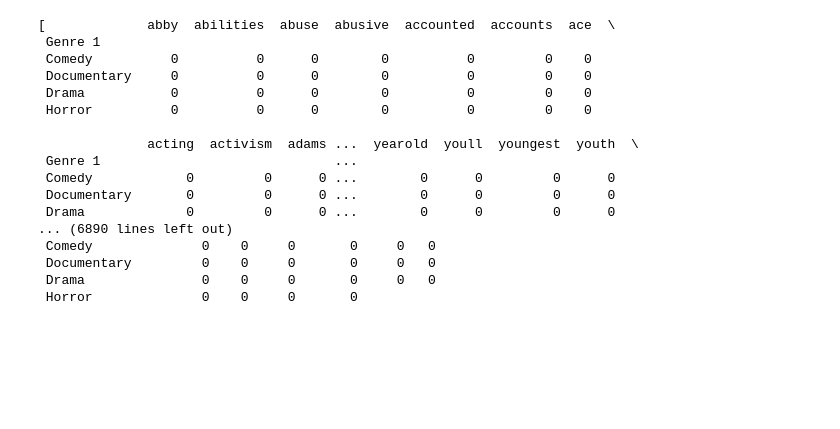
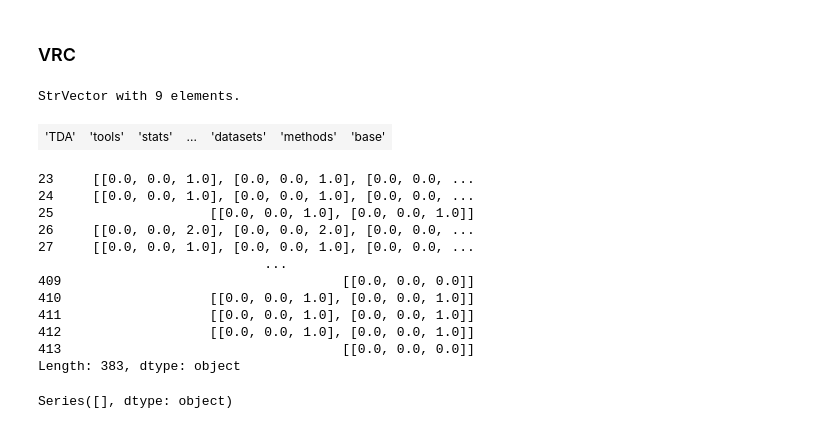
Before and after one commit to mjpriv/mgr, a Jupyter notebook: tda/zadrozny_analysis.ipynb, the cells around one changed output. Cells and saved outputs as stored; diff of their text form; code cells hidden in the pictures; blank space fills up the shorter version.

```diff
--- a/tda/zadrozny_analysis.ipynb
+++ b/tda/zadrozny_analysis.ipynb
@@ -167,22 +189,4 @@ sorted_words
 # %%
-# Each row now has 4 intersections with all 4 genres
-df_array = df[list(sorted_words.index)].values
-tfm = [row * (~sorted_words.isnull().T) for row in df_array]
+# # Each row now has 4 intersections with all 4 genres
+# df_array = df_test[list(sorted_words.index)].values
+# tfm = [row * (~sorted_words.isnull().T) for row in df_array]
-# %% [output]
-[             abby  abilities  abuse  abusive  accounted  accounts  ace  \
- Genre 1
- Comedy          0          0      0        0          0         0    0
- Documentary     0          0      0        0          0         0    0
- Drama           0          0      0        0          0         0    0
- Horror          0          0      0        0          0         0    0
-
-              acting  activism  adams ...  yearold  youll  youngest  youth  \
- Genre 1                              ...
- Comedy            0         0      0 ...        0      0         0      0
- Documentary       0         0      0 ...        0      0         0      0
- Drama             0         0      0 ...        0      0         0      0
-... (6890 lines left out)
- Comedy              0    0     0       0     0   0
- Documentary         0    0     0       0     0   0
- Drama               0    0     0       0     0   0
- Horror              0    0     0       0
@@ -188,0 +203,35 @@ tfm = [row * (~sorted_words.isnull().T) for row in df_array]
+# %% [markdown]
+### VRC
+# %%
+import scipy as sp
+from rpy2.robjects.packages import importr
+import rpy2.robjects as ro
+from rpy2.robjects import r
+# import pandas.rpy.common as com
+
+# import R's "base" package
+base = importr('base')
+
+# import R's "utils" package
+utils = importr('utils')
+
+# import rpy2's package module
+import rpy2.robjects.packages as rpackages
+
+# import R's utility package
+utils = rpackages.importr('utils')
+
+# select a mirror for R packages
+utils.chooseCRANmirror(ind=1) # select the first mirror in the list
+
+# R package names
+packnames = ('TDA')
+
+# R vector of strings
+from rpy2.robjects.vectors import StrVector
+
+utils.install_packages(StrVector('TDA'))
+r('library(TDA)')
+# %% [output]
+StrVector with 9 elements.
+| 'TDA' | 'tools' | 'stats' | ... | 'datasets' | 'methods' | 'base' |
@@ -188,0 +258,19 @@ tfm = [row * (~sorted_words.isnull().T) for row in df_array]
+# %%
+comedy_rips
+# %% [output]
+23     [[0.0, 0.0, 1.0], [0.0, 0.0, 1.0], [0.0, 0.0, ...
+24     [[0.0, 0.0, 1.0], [0.0, 0.0, 1.0], [0.0, 0.0, ...
+25                    [[0.0, 0.0, 1.0], [0.0, 0.0, 1.0]]
+26     [[0.0, 0.0, 2.0], [0.0, 0.0, 2.0], [0.0, 0.0, ...
+27     [[0.0, 0.0, 1.0], [0.0, 0.0, 1.0], [0.0, 0.0, ...
+                             ...
+409                                    [[0.0, 0.0, 0.0]]
+410                   [[0.0, 0.0, 1.0], [0.0, 0.0, 1.0]]
+411                   [[0.0, 0.0, 1.0], [0.0, 0.0, 1.0]]
+412                   [[0.0, 0.0, 1.0], [0.0, 0.0, 1.0]]
+413                                    [[0.0, 0.0, 0.0]]
+Length: 383, dtype: object
+# %%
+comedy_rips[comedy_rips.apply(lambda x: np.any(x[:, 0] == 1)).values]
+# %% [output]
+Series([], dtype: object)
```
Also changed, not shown: parts of 21 cells of this notebook, 15 other files.
